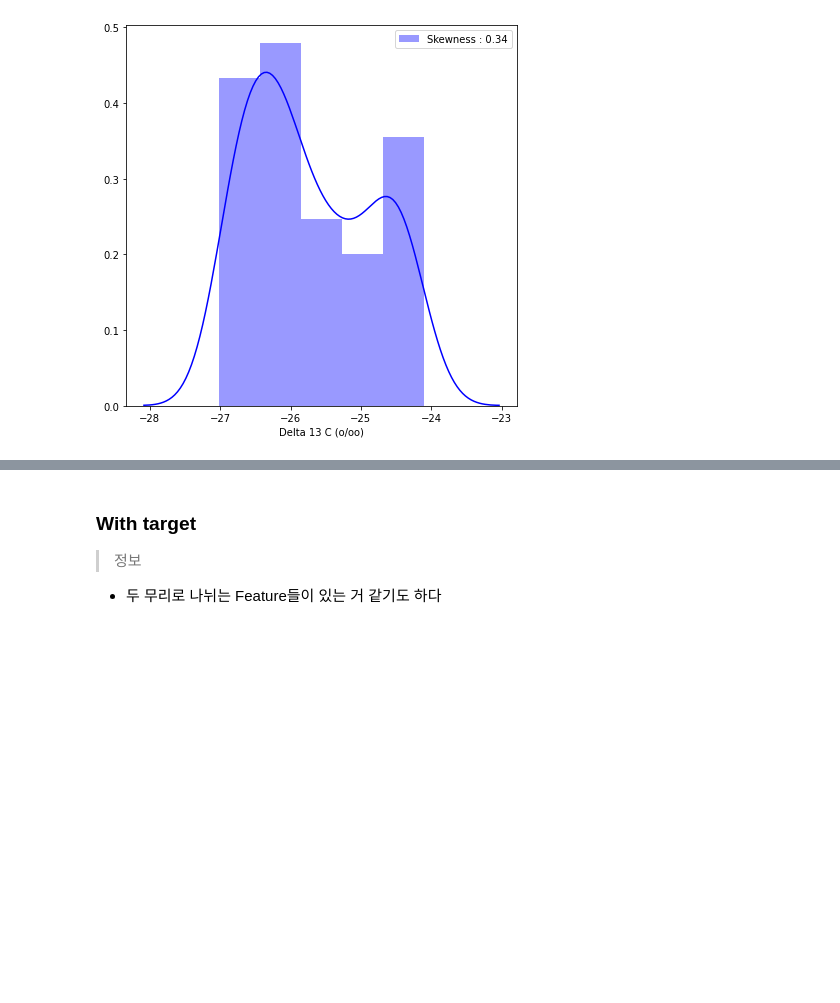
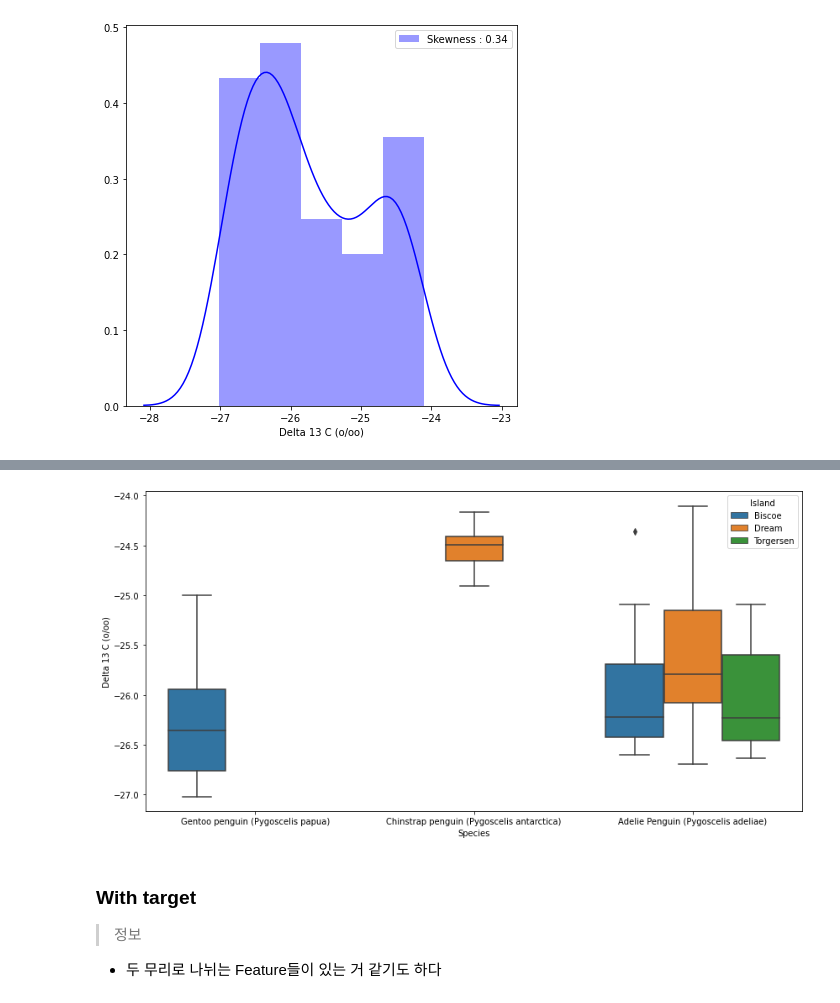
Before and after one commit to Park-taenam/DACON, a Jupyter notebook: Penguin/Penguin.ipynb, the cells around one changed output, grey strips where cells are left out. Saved outputs shown, nothing was run; the diff lists cells and outputs as text; code cells hidden in the pictures; blank space fills up the shorter version.

```diff
--- a/Penguin/Penguin.ipynb
+++ b/Penguin/Penguin.ipynb
@@ -371,3 +405,10 @@ fig = fig.legend(loc='best')
+# %%
+plt.figure(figsize=(14,7))
+sns.boxplot(x='Species', y='Delta 13 C (o/oo)', hue='Island',
+           data=df_train[['Island', 'Species','Delta 13 C (o/oo)']])
+plt.show()
+# %% [output]
+[figure, added]
 # %% [markdown]
 ### With target
 
```
Also changed, not shown: parts of 48 cells of this notebook, 1 other file.
